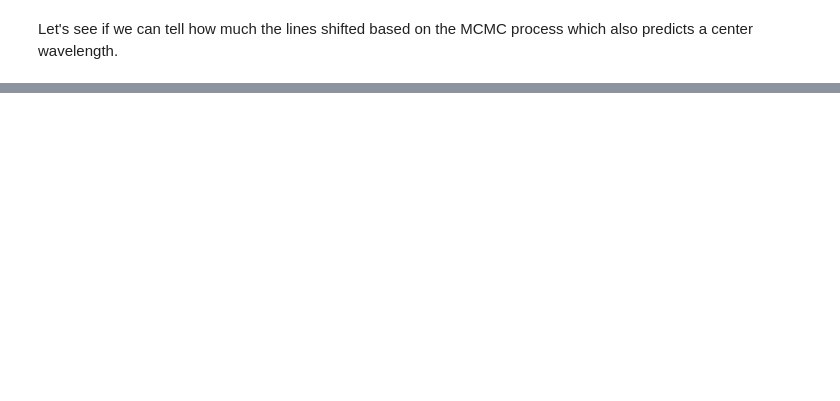
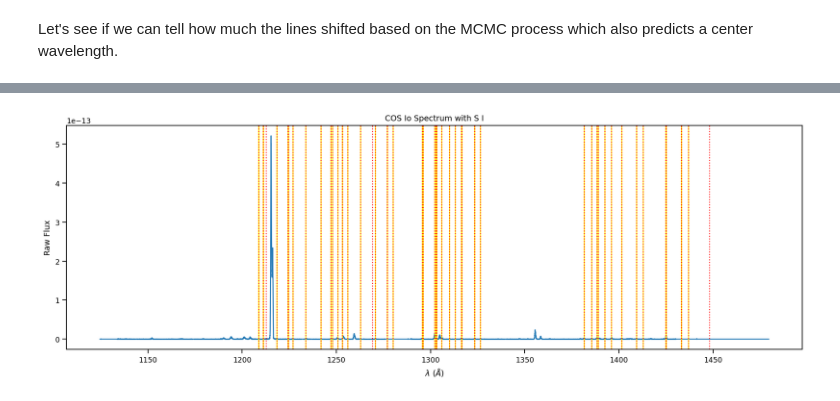
Before and after one commit to 18ganesha/io_brightness, a Jupyter notebook: notebooks/06_Plotting_preliminary_results.ipynb, the cells around one changed output, grey strips where cells are left out. Saved outputs shown, nothing was run; the diff lists cells and outputs as text; code cells hidden in the pictures; blank space fills up the shorter version.

```diff
--- a/notebooks/06_Plotting_preliminary_results.ipynb
+++ b/notebooks/06_Plotting_preliminary_results.ipynb
@@ -55,0 +81,23 @@ print(diff_std)
+# %%
+hdulist = fits.open('../data/composite_Io_eclipsed.fits')
+evt_data = Table(hdulist[1].data)
+image_data = hdulist[1].data
+df = pd.read_csv('../data/Io_Master_Line_List (1).csv') #spaces in csv file will make df object type and not float64
+line = "S I"
+target_mask = df.Species.str.endswith(line) #probably a better function but idk it right now
+df = df[target_mask]
+df_wavelength = df['Wavelength']
+df_species = df['Species']
+# %%
+plt.figure(figsize=(16, 5))
+plt.plot(evt_data['WAVELENGTH'].T, evt_data['FLUX'].T) #make it columns instead of rows bc otherwise will be a blank plot
+plt.xlabel('$\lambda$ ($\AA$)');
+plt.ylabel('Raw Flux')
+plt.title("COS Io Spectrum with S I")
+for y in df_wv:
+    plt.axvline(x=y, color = 'yellow')
+for xc in df_wavelength:
+    plt.axvline(x=xc, color = 'red', linestyle = 'dotted')
+#plt.xlim(1250,1300)
+# %% [output]
+[figure, added]
```
Also changed, not shown: parts of 7 cells of this notebook, 4 other files.
